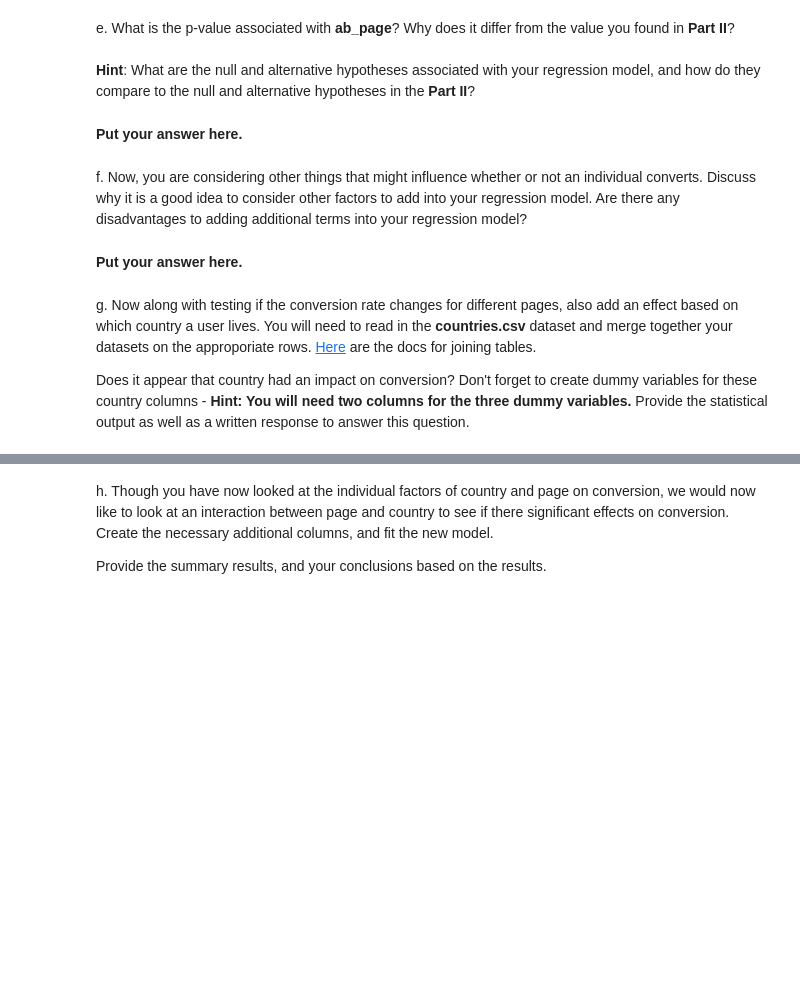
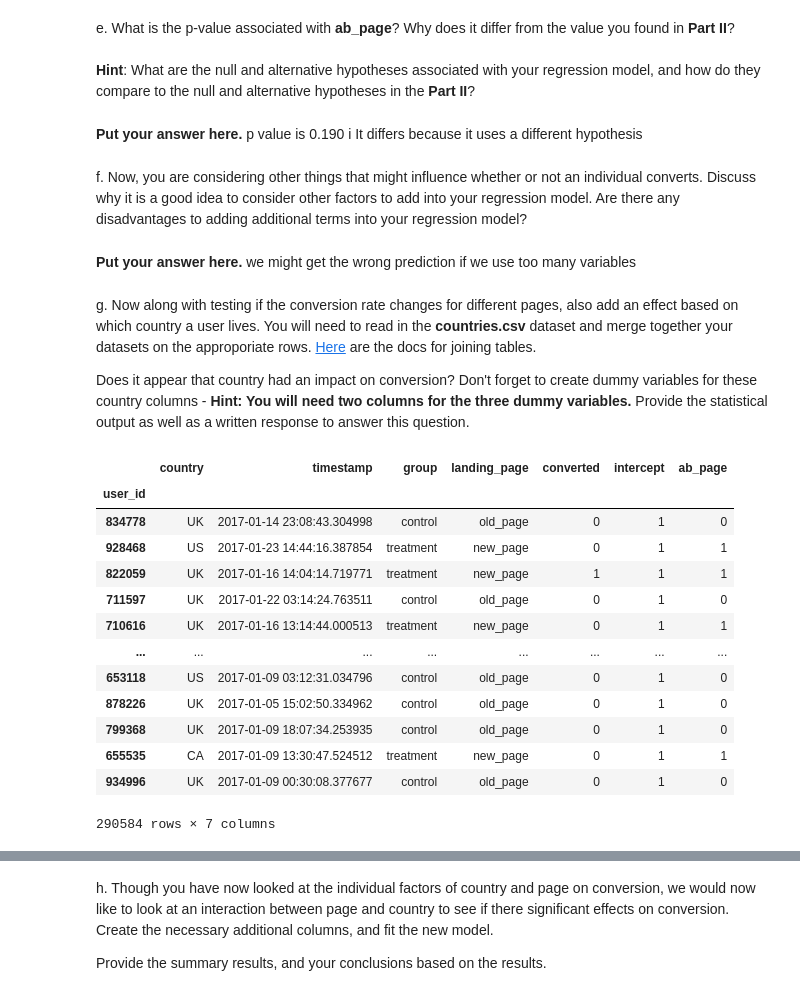
Before and after one commit to btrian/abtest, a Jupyter notebook: ab_test_notebook.ipynb, the cells around one changed output, grey strips where cells are left out. Drawn from its saved outputs; the diff is of its cells as text; code cells hidden in the pictures; blank space fills up the shorter version.

```diff
--- a/ab_test_notebook.ipynb
+++ b/ab_test_notebook.ipynb
@@ -84,6 +98,14 @@ memory usage: 11.2+ MB
 `2.` For the rows where **treatment** is not aligned with **new_page** or **control** is not aligned with **old_page**, we cannot be sure if this row truly received the new or old page.  Use **Quiz 2** in the classroom to provide how we should handle these rows.
 
 a. Now use the answer to the quiz to create a new dataset that meets the specifications from the quiz.  Store your new dataframe in **df2**.
+# %%
+treatment_page = df.query('group == "treatment" and landing_page != "new_page"')
+
+control_page = df.query('group == "control" and landing_page != "old_page"')
+
+df1 = df.drop(treatment_page.index)
+
+df2 = df1.drop(control_page.index)
 # %%
 # Double Check all of the correct rows were removed - this should be 0
 df2[((df2['group'] == 'treatment') == (df2['landing_page'] == 'new_page')) == False].shape[0]
@@ -100,5 +134,7 @@ c. What is the row information for the repeat **user_id**?
 # %% [markdown]
 d. Remove **one** of the rows with a duplicate **user_id**, but keep your dataframe as **df2**.
+# %%
+df2.drop_duplicates(subset='user_id', keep="first", inplace=True)
 # %% [markdown]
 `4.` Use **df2** in the below cells to answer the quiz questions related to **Quiz 4** in the classroom.
 
@@ -186,4 +281,7 @@ a. Since each row is either a conversion or no conversion, what type of regressi
 # %% [markdown]
 b. The goal is to use **statsmodels** to fit the regression model you specified in part **a.** to see if there is a significant difference in conversion based on which page a customer receives.  However, you first need to create a column for the intercept, and create a dummy variable column for which page each user received.  Add an **intercept** column, as well as an **ab_page** column, which is 1 when an individual receives the **treatment** and 0 if **control**.
+# %%
+df2['intercept'] = 1
+df2['ab_page'] = (df2.group == 'treatment').astype(int)
 # %% [markdown]
 c. Use **statsmodels** to import your regression model.  Instantiate the model, and fit the model using the two columns you created in part **b.** to predict whether or not an individual converts.
@@ -192,11 +310,12 @@ d. Provide the summary of your model below, and use it as necessary to answer th
 # %% [markdown]
 e. What is the p-value associated with **ab_page**? Why does it differ from the value you found in **Part II**?<br><br>  **Hint**: What are the null and alternative hypotheses associated with your regression model, and how do they compare to the null and alternative hypotheses in the **Part II**?
-# %% [markdown]
-**Put your answer here.**
+# %% [markdown]
+**Put your answer here.** p value is 0.190  i
+It differs because it uses a different hypothesis
 # %% [markdown]
 f. Now, you are considering other things that might influence whether or not an individual converts.  Discuss why it is a good idea to consider other factors to add into your regression model.  Are there any disadvantages to adding additional terms into your regression model?
 # %% [markdown]
-**Put your answer here.**
+**Put your answer here.** we might get the wrong prediction if we use too many variables
 # %% [markdown]
 g. Now along with testing if the conversion rate changes for different pages, also add an effect based on which country a user lives. You will need to read in the **countries.csv** dataset and merge together your datasets on the approporiate rows.  [Here](https://pandas.pydata.org/pandas-docs/stable/generated/pandas.DataFrame.join.html) are the docs for joining tables.
 
@@ -204,3 +323,19 @@ Does it appear that country had an impact on conversion?  Don't forget to create
 # %%
 countries_df = pd.read_csv('./countries.csv')
 df_new = countries_df.set_index('user_id').join(df2.set_index('user_id'), how='inner')
+df_new
+# %% [output]
+|  | country | timestamp | group | landing_page | converted | intercept | ab_page |
+| user_id |  |  |  |  |  |  |  |
+| 834778 | UK | 2017-01-14 23:08:43.304998 | control | old_page | 0 | 1 | 0 |
+| 928468 | US | 2017-01-23 14:44:16.387854 | treatment | new_page | 0 | 1 | 1 |
+| 822059 | UK | 2017-01-16 14:04:14.719771 | treatment | new_page | 1 | 1 | 1 |
+| 711597 | UK | 2017-01-22 03:14:24.763511 | control | old_page | 0 | 1 | 0 |
+| 710616 | UK | 2017-01-16 13:14:44.000513 | treatment | new_page | 0 | 1 | 1 |
+| ... | ... | ... | ... | ... | ... | ... | ... |
+| 653118 | US | 2017-01-09 03:12:31.034796 | control | old_page | 0 | 1 | 0 |
+| 878226 | UK | 2017-01-05 15:02:50.334962 | control | old_page | 0 | 1 | 0 |
+| 799368 | UK | 2017-01-09 18:07:34.253935 | control | old_page | 0 | 1 | 0 |
+| 655535 | CA | 2017-01-09 13:30:47.524512 | treatment | new_page | 0 | 1 | 1 |
+| 934996 | UK | 2017-01-09 00:30:08.377677 | control | old_page | 0 | 1 | 0 |
+290584 rows × 7 columns
```
Also changed, not shown: parts of 35 cells of this notebook, 1 other file.
